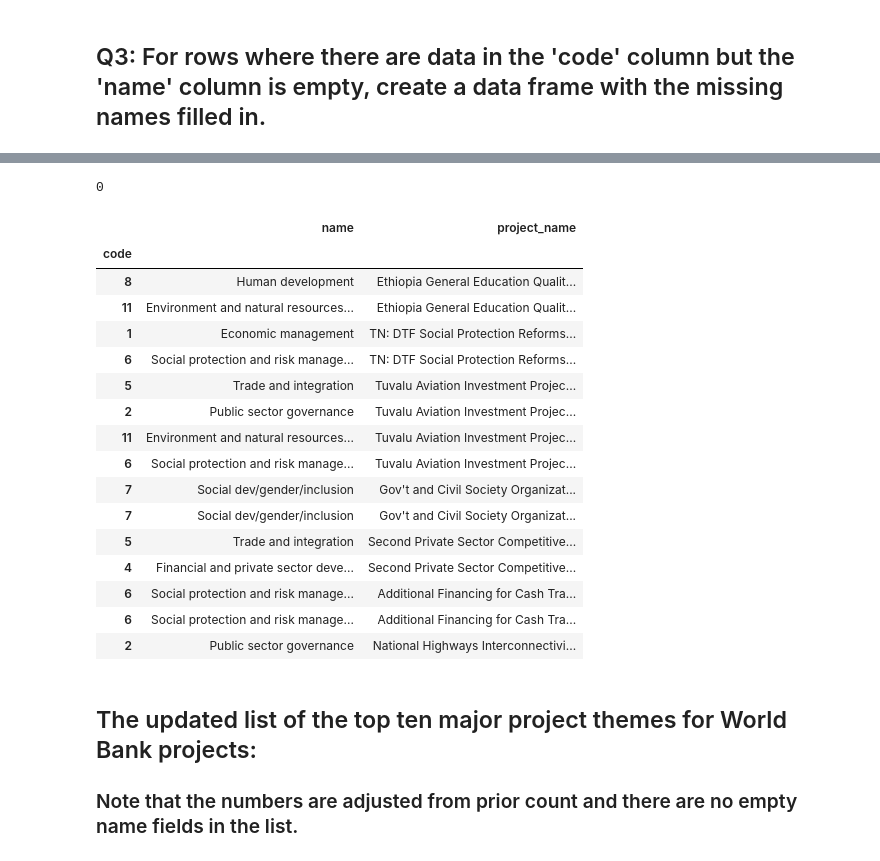
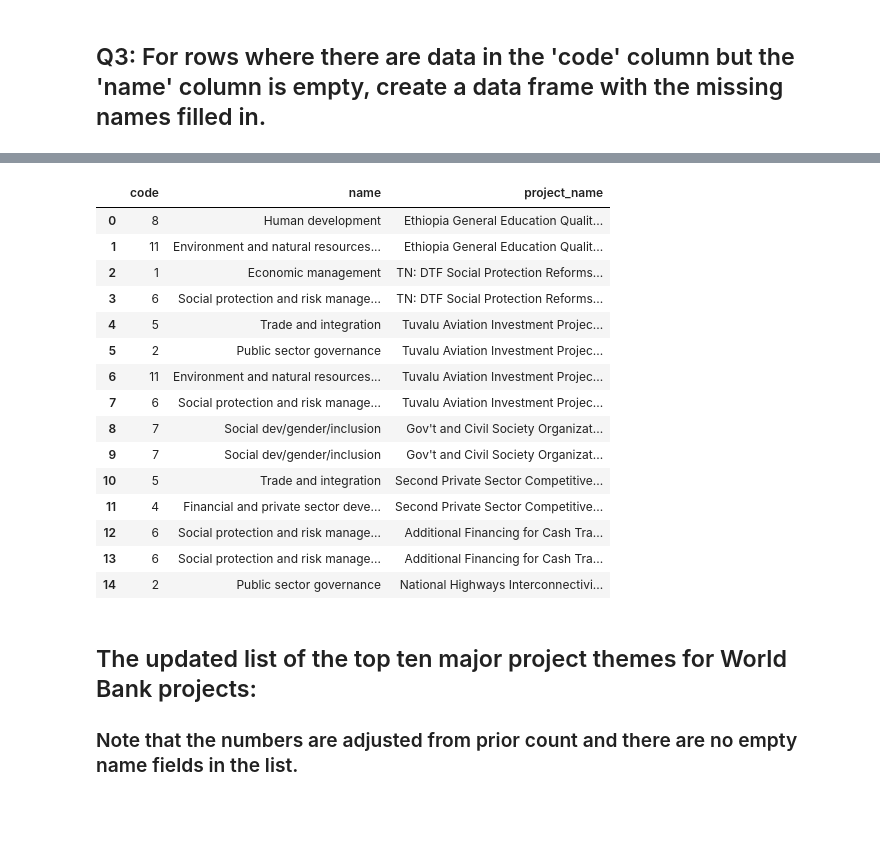
Before and after one commit to PassMoreHeat/springboard, a Jupyter notebook: JSON_Data_Wrangling_WB.ipynb, the cells around one changed output, grey strips where cells are left out. Saved outputs shown, nothing was run; the diff lists cells and outputs as text; code cells hidden in the pictures; blank space fills up the shorter version.

Commit message:
updated JSON project

```diff
--- a/JSON_Data_Wrangling_WB.ipynb
+++ b/JSON_Data_Wrangling_WB.ipynb
@@ -182,14 +182,12 @@ Name: name, dtype: int64
 # %%
 # Begin steps to fill in missing names
 
-# Load json file as string: proj_name_theme
+# Load json file as string and normalize
 proj_name_theme = json_normalize(str_data, record_path='mjtheme_namecode', meta='project_name')
 # record_path parameter specifies the path of the lowest-level record I am interested in
 
-# Convert 'code' field from string to integer
-proj_name_theme['code'] = proj_name_theme['code'].map(lambda x: int(x))
-
-# set index to code and print head of 'proj_name_theme' string
-proj_name_theme = proj_name_theme.set_index('code')
-proj_name_theme.head(15)
+# Build a lookup table for 'code' and 'name'
+lookup = proj_name_theme[proj_name_theme.name != ""].groupby(['name','code']).size().reset_index(name='size')
+del lookup['size']
+lookup
 # %% [output]
@@ -242,31 +206,27 @@ def match_name(df,code_dict):
-# %%
-# Fill in the missing project 'name' fields using the codes dictionary
-# result '0' length indicates there are no empty 'name' fields
-proj_name_theme = match_name(proj_name_theme,codes_dict)
-len(proj_name_theme[proj_name_theme.name==''])
-# %% [output]
-0
 # %%
+# Use pd.merge to merge lookup table with full dataset
+replace_missing = pd.merge(proj_name_theme, lookup, how='left', left_on='code', right_on='code', suffixes=['','_lookup'])
+replace_missing.name = replace_missing.name_lookup
+del replace_missing['name_lookup']
+replace_missing.head(15)
 # First 15 lines of proj_name_theme shows the previously missing 'name' fields are filled with accurate 'name'
-proj_name_theme.head(15)
 # %% [output]
-|  | name | project_name |
-| code |  |  |
-| 8 | Human development | Ethiopia General Education Qualit... |
-| 11 | Environment and natural resources... | Ethiopia General Education Qualit... |
-| 1 | Economic management | TN: DTF Social Protection Reforms... |
-| 6 | Social protection and risk manage... | TN: DTF Social Protection Reforms... |
-| 5 | Trade and integration | Tuvalu Aviation Investment Projec... |
-| 2 | Public sector governance | Tuvalu Aviation Investment Projec... |
-| 11 | Environment and natural resources... | Tuvalu Aviation Investment Projec... |
-| 6 | Social protection and risk manage... | Tuvalu Aviation Investment Projec... |
-| 7 | Social dev/gender/inclusion | Gov't and Civil Society Organizat... |
-| 7 | Social dev/gender/inclusion | Gov't and Civil Society Organizat... |
-| 5 | Trade and integration | Second Private Sector Competitive... |
-| 4 | Financial and private sector deve... | Second Private Sector Competitive... |
-| 6 | Social protection and risk manage... | Additional Financing for Cash Tra... |
-| 6 | Social protection and risk manage... | Additional Financing for Cash Tra... |
-| 2 | Public sector governance | National Highways Interconnectivi... |
+|  | code | name | project_name |
+| 0 | 8 | Human development | Ethiopia General Education Qualit... |
+| 1 | 11 | Environment and natural resources... | Ethiopia General Education Qualit... |
+| 2 | 1 | Economic management | TN: DTF Social Protection Reforms... |
+| 3 | 6 | Social protection and risk manage... | TN: DTF Social Protection Reforms... |
+| 4 | 5 | Trade and integration | Tuvalu Aviation Investment Projec... |
+| 5 | 2 | Public sector governance | Tuvalu Aviation Investment Projec... |
+| 6 | 11 | Environment and natural resources... | Tuvalu Aviation Investment Projec... |
+| 7 | 6 | Social protection and risk manage... | Tuvalu Aviation Investment Projec... |
+| 8 | 7 | Social dev/gender/inclusion | Gov't and Civil Society Organizat... |
+| 9 | 7 | Social dev/gender/inclusion | Gov't and Civil Society Organizat... |
+| 10 | 5 | Trade and integration | Second Private Sector Competitive... |
+| 11 | 4 | Financial and private sector deve... | Second Private Sector Competitive... |
+| 12 | 6 | Social protection and risk manage... | Additional Financing for Cash Tra... |
+| 13 | 6 | Social protection and risk manage... | Additional Financing for Cash Tra... |
+| 14 | 2 | Public sector governance | National Highways Interconnectivi... |
 # %% [markdown]
 ## The updated list of the top ten major project themes for World Bank projects:
 ### Note that the numbers are adjusted from prior count and there are no empty name fields in the list.
```
Also changed, not shown: parts of 4 cells of this notebook.
